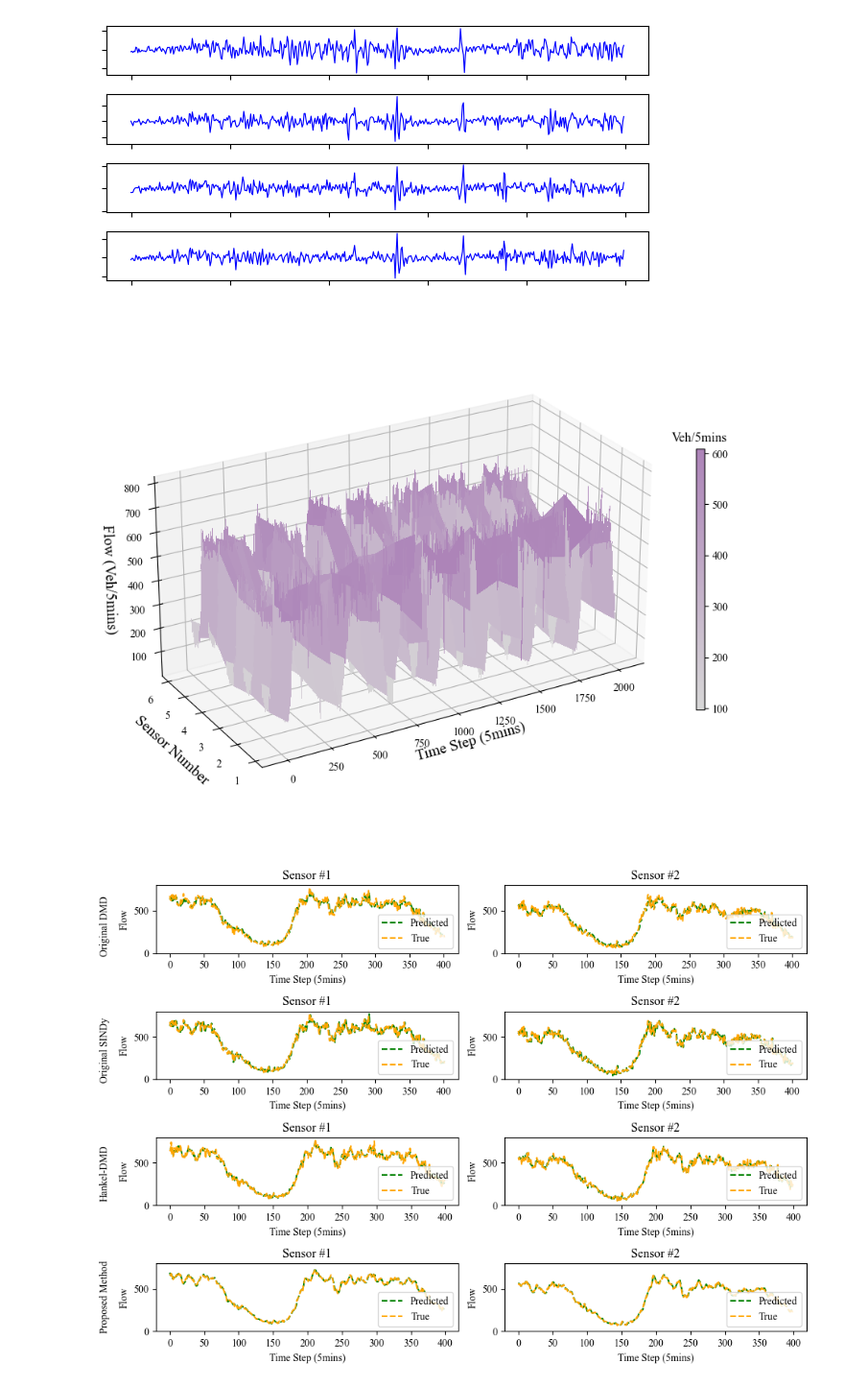
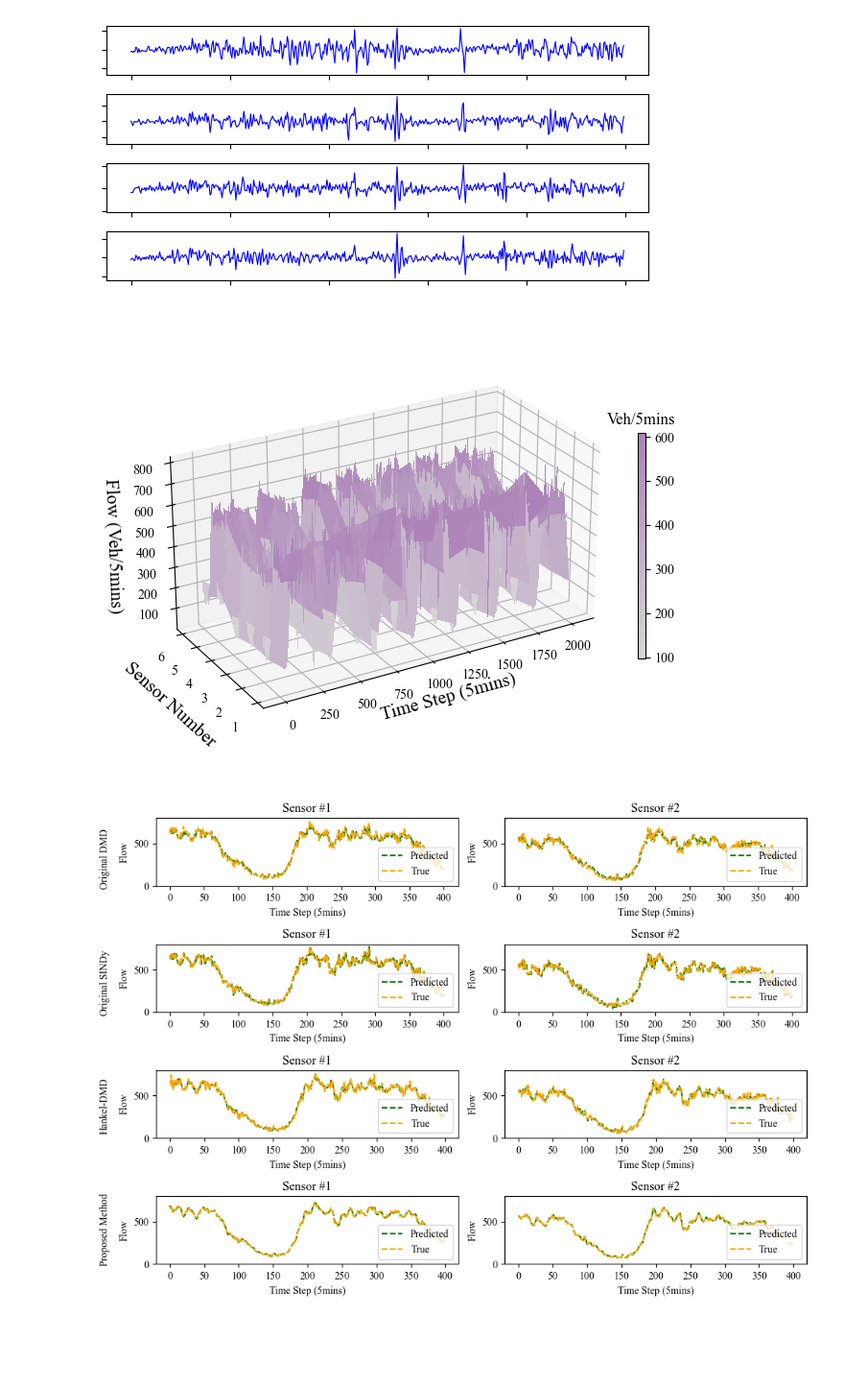
Before and after one commit to wzh96/Traffic_Network_Flow_Dynamics, a Jupyter notebook: Raw_Data_Check.ipynb, the cells around one changed output. Shown at 96% size. Saved outputs shown, nothing was run; the diff lists cells and outputs as text; code cells hidden in the pictures; blank space fills up the shorter version.

```diff
--- a/Raw_Data_Check.ipynb
+++ b/Raw_Data_Check.ipynb
@@ -43,25 +43,25 @@ fig.savefig("Figures/derivative_show.png", dpi = 300)
 [figure]
 # %%
 plt.rcParams['font.family'] = 'Times New Roman'
-fig = plt.figure(figsize=(10, 7))
+fig = plt.figure(figsize=(7, 5))
 ax = plt. axes(projection = '3d')
 x = np.arange(data.shape[0])
 y = np.arange(data.shape[1])+1
 X, Y = np.meshgrid(x, y)
 cmap = plt.cm.colors.LinearSegmentedColormap.from_list('custom_cmap', ['#d7d7d7', '#ac83b8'])
 surf = ax.plot_surface(X, Y, data.T,cmap=cmap,linewidth=0, antialiased=False)
 ax.set_box_aspect([1, 0.5, 0.5])
 ax.view_init(elev=25, azim=240)
 ax.set_xlabel('Time Step (5mins)', fontsize = 14)
 ax.set_ylabel('Sensor Number', fontsize = 14)
 ax.set_zlabel('Flow (Veh/5mins)', fontsize = 14)
 clb = fig.colorbar(surf, shrink=0.5, aspect=30)
 clb.ax.set_title("Veh/5mins", fontsize = 12)
 plt.tight_layout()
 plt.show()
 fig.savefig("Figures/raw_data.png", dpi = 300)
 # %% [output]
-[figure, old version]
+[figure, new version]
 # %%
 DMDOri_predicted = np.load('Pred_Results/one_step_pred_DMDOri.npy')
 DMDOri_true = np.load('Pred_Results/x_val_DMDOri.npy')
```
Also changed, not shown: 26 other files.
